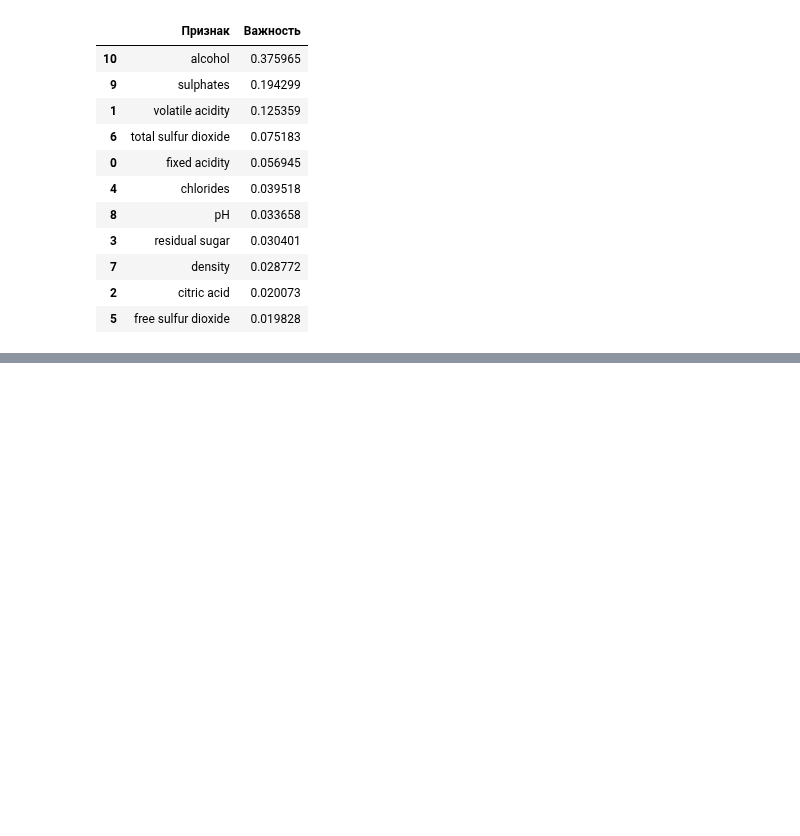
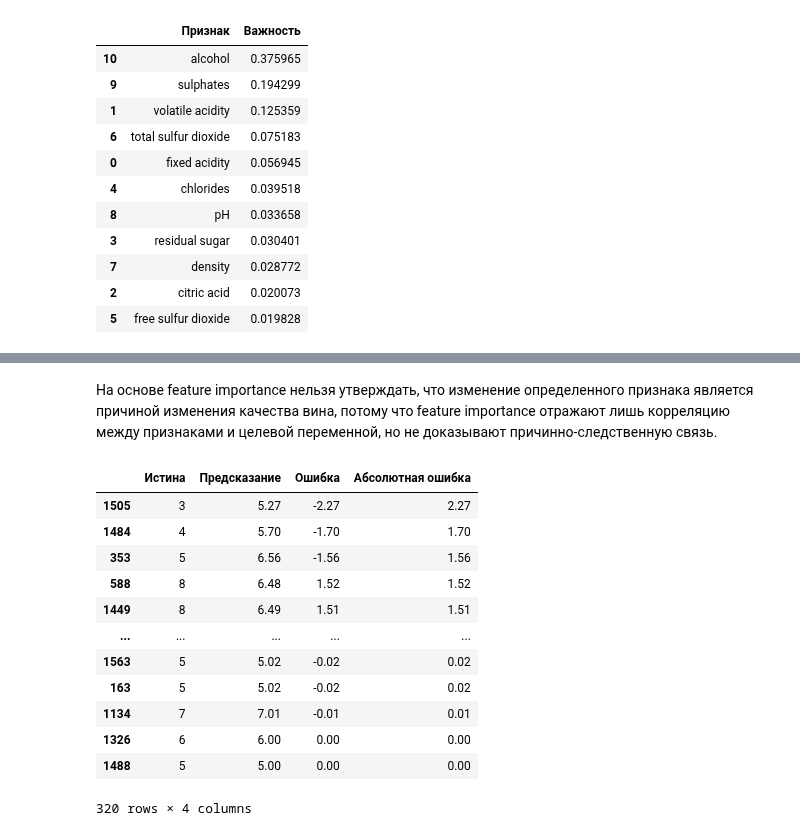
Before and after one commit to ksenblet/ml_course_2026, a Jupyter notebook: regression/lab1WineQ.ipynb, the cells around one changed output, grey strips where cells are left out. Drawn from its saved outputs; the diff is of its cells as text; code cells hidden in the pictures; blank space fills up the shorter version.

```diff
--- a/regression/lab1WineQ.ipynb
+++ b/regression/lab1WineQ.ipynb
@@ -335,0 +408,29 @@ Baseline MAE = 0.7594
+# %% [markdown]
+На основе feature importance нельзя утверждать, что изменение определенного признака является причиной изменения качества вина, потому что feature importance отражают лишь корреляцию между признаками и целевой переменной, но не доказывают причинно-следственную связь.
+# %%
+#y_pred_rf = model_2RF.predict(X_test)
+error = y_test - y_pred_rf
+
+df2 = pd.DataFrame({
+    "Истина": y_test.values,
+    "Предсказание": y_pred_rf,
+    "Ошибка": error,
+    "Абсолютная ошибка": abs(error)
+})
+
+df2 = df2.sort_values(by="Абсолютная ошибка", ascending=False)
+display(df2)
+# %% [output]
+|  | Истина | Предсказание | Ошибка | Абсолютная ошибка |
+| 1505 | 3 | 5.27 | -2.27 | 2.27 |
+| 1484 | 4 | 5.70 | -1.70 | 1.70 |
+| 353 | 5 | 6.56 | -1.56 | 1.56 |
+| 588 | 8 | 6.48 | 1.52 | 1.52 |
+| 1449 | 8 | 6.49 | 1.51 | 1.51 |
+| ... | ... | ... | ... | ... |
+| 1563 | 5 | 5.02 | -0.02 | 0.02 |
+| 163 | 5 | 5.02 | -0.02 | 0.02 |
+| 1134 | 7 | 7.01 | -0.01 | 0.01 |
+| 1326 | 6 | 6.00 | 0.00 | 0.00 |
+| 1488 | 5 | 5.00 | 0.00 | 0.00 |
+320 rows × 4 columns
```
Also changed, not shown: parts of 13 cells of this notebook.
